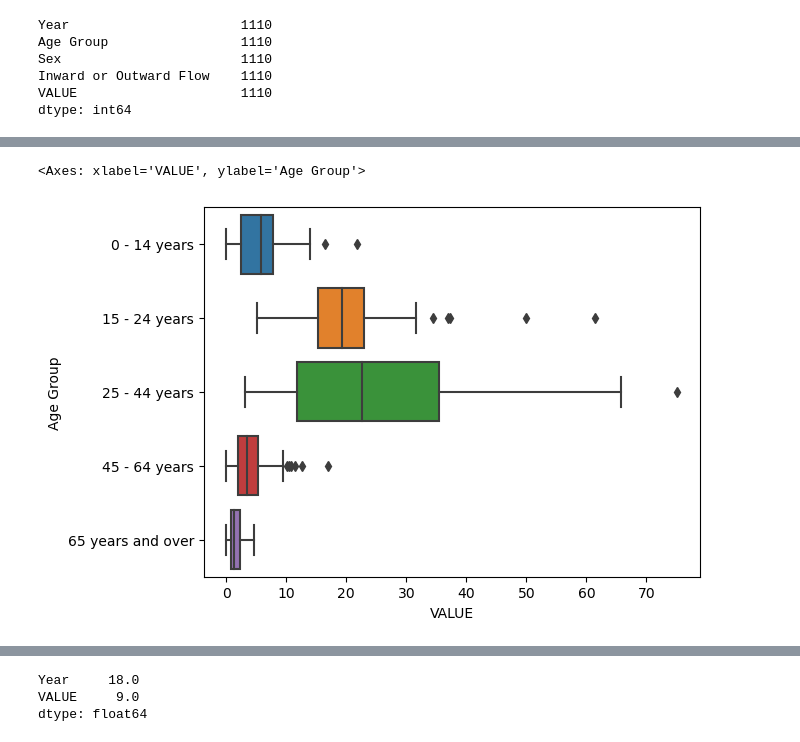
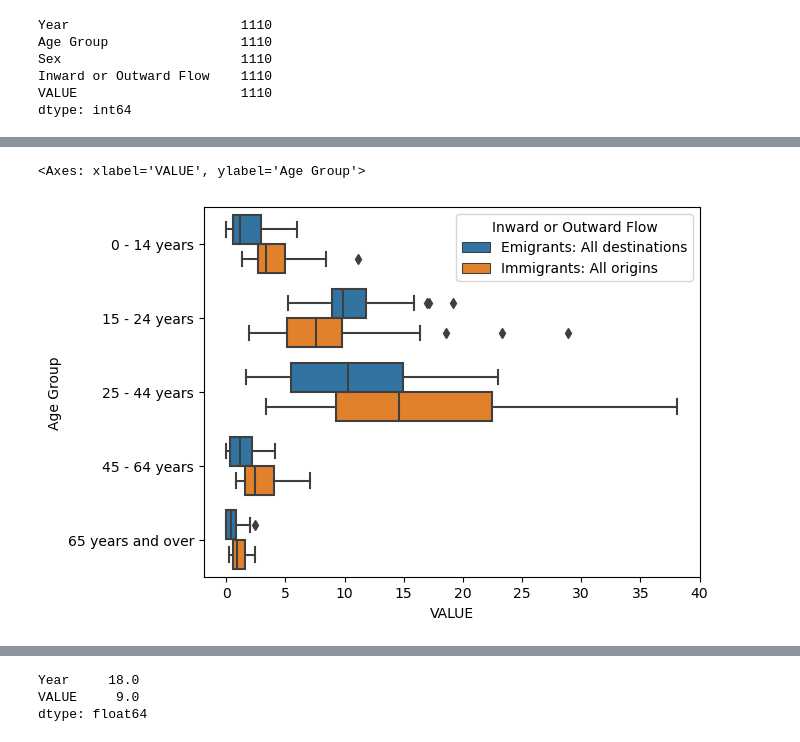
Before and after one commit to RubenCharleston/CA1-Migration-in-Ireland, a Jupyter notebook: Untitled.ipynb, the cells around one changed output, grey strips where cells are left out. Drawn from its saved outputs; the diff is of its cells as text; code cells hidden in the pictures.

```diff
--- a/Untitled.ipynb
+++ b/Untitled.ipynb
@@ -283,5 +290,5 @@ sns.boxplot(y=dfMale['Age Group'], x=dfMale.VALUE)
-# %%
-sns.boxplot(y=dfBothSexes['Age Group'], x=dfBothSexes.VALUE)
-# %% [output]
-<Axes: xlabel='VALUE', ylabel='Age Group'>
-[figure, removed]
+# %%
+sns.boxplot(y=dfMale['Age Group'], x=dfMale.VALUE, hue=dfMale["Inward or Outward Flow"])
+# %% [output]
+<Axes: xlabel='VALUE', ylabel='Age Group'>
+[figure, added]
```
Also changed, not shown: parts of 24 cells of this notebook.
